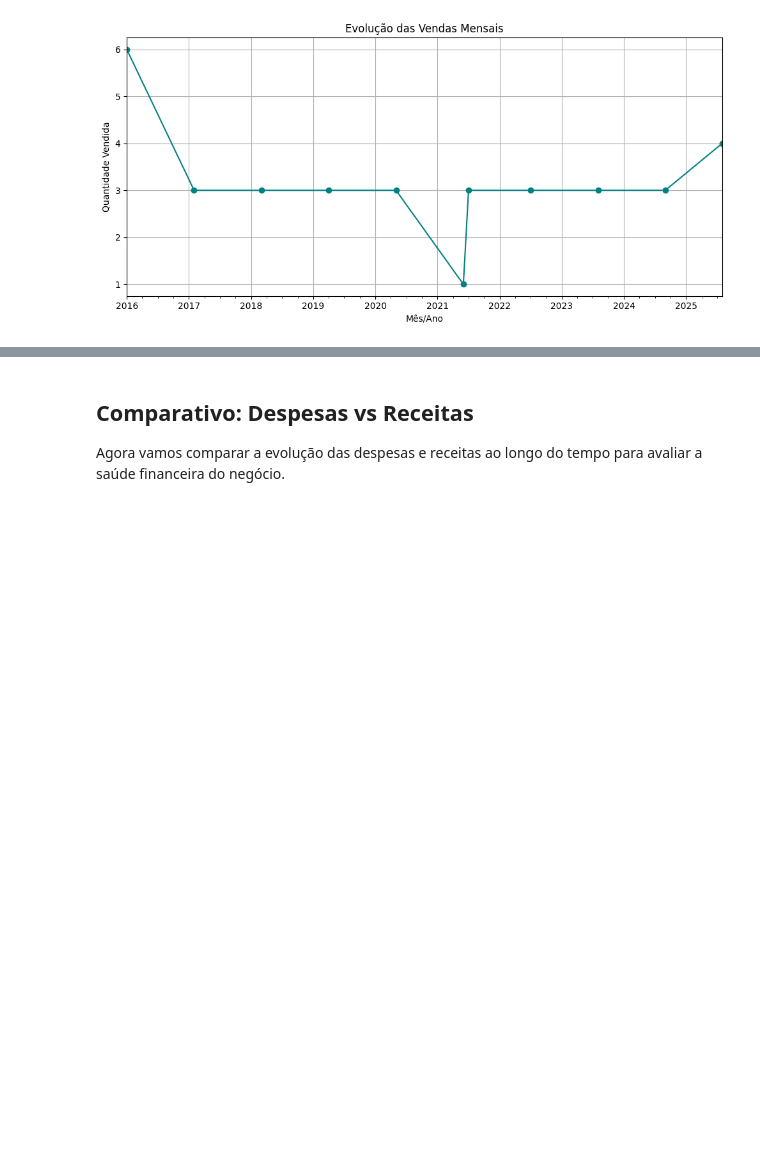
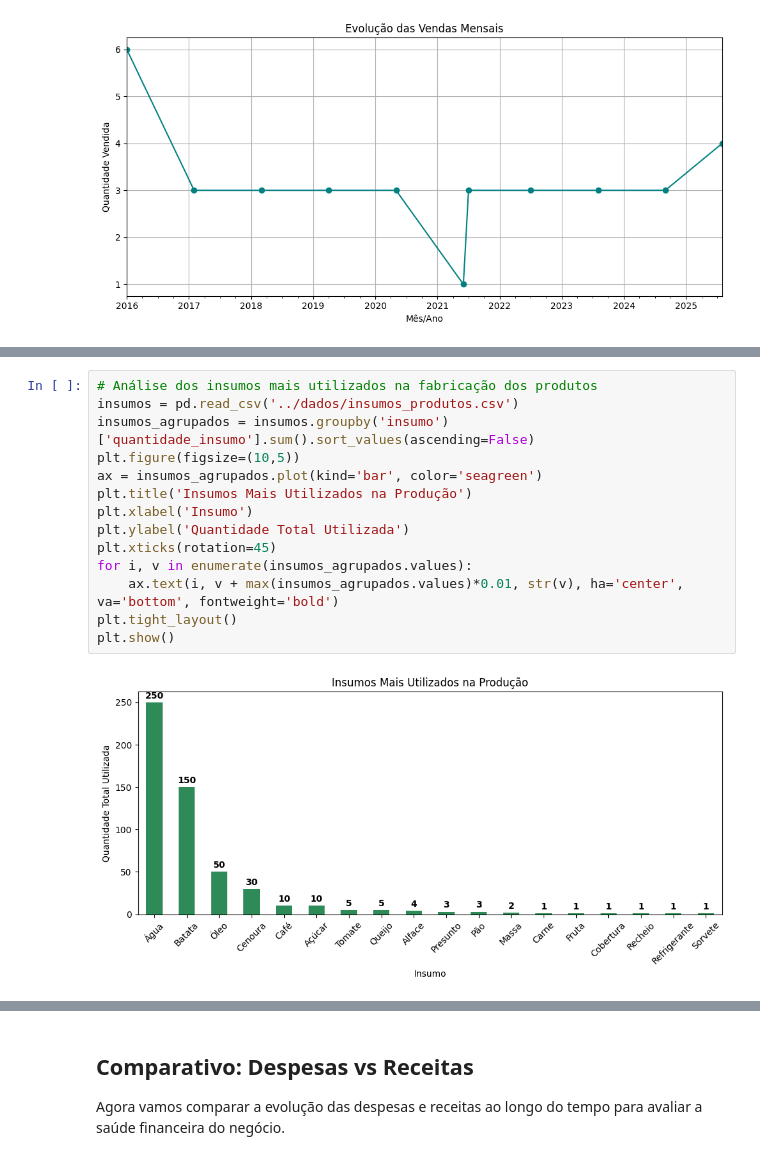
Before and after one commit to Miriam1s/minicurso_dados, a Jupyter notebook: notebooks/Modulo3_Visualizacao_Insights.ipynb, the cells around one changed output, grey strips where cells are left out. Drawn from its saved outputs; the diff is of its cells as text; blank space fills up the shorter version.

```diff
--- a/notebooks/Modulo3_Visualizacao_Insights.ipynb
+++ b/notebooks/Modulo3_Visualizacao_Insights.ipynb
@@ -118,0 +125,16 @@ Coluna faturamento não encontrada em vendas.csv para análise de correlação.
+# %%
+# Análise dos insumos mais utilizados na fabricação dos produtos
+insumos = pd.read_csv('../dados/insumos_produtos.csv')
+insumos_agrupados = insumos.groupby('insumo')['quantidade_insumo'].sum().sort_values(ascending=False)
+plt.figure(figsize=(10,5))
+ax = insumos_agrupados.plot(kind='bar', color='seagreen')
+plt.title('Insumos Mais Utilizados na Produção')
+plt.xlabel('Insumo')
+plt.ylabel('Quantidade Total Utilizada')
+plt.xticks(rotation=45)
+for i, v in enumerate(insumos_agrupados.values):
+    ax.text(i, v + max(insumos_agrupados.values)*0.01, str(v), ha='center', va='bottom', fontweight='bold')
+plt.tight_layout()
+plt.show()
+# %% [output]
+[figure, added]
```
Also changed, not shown: parts of 7 cells of this notebook, 4 other files.
